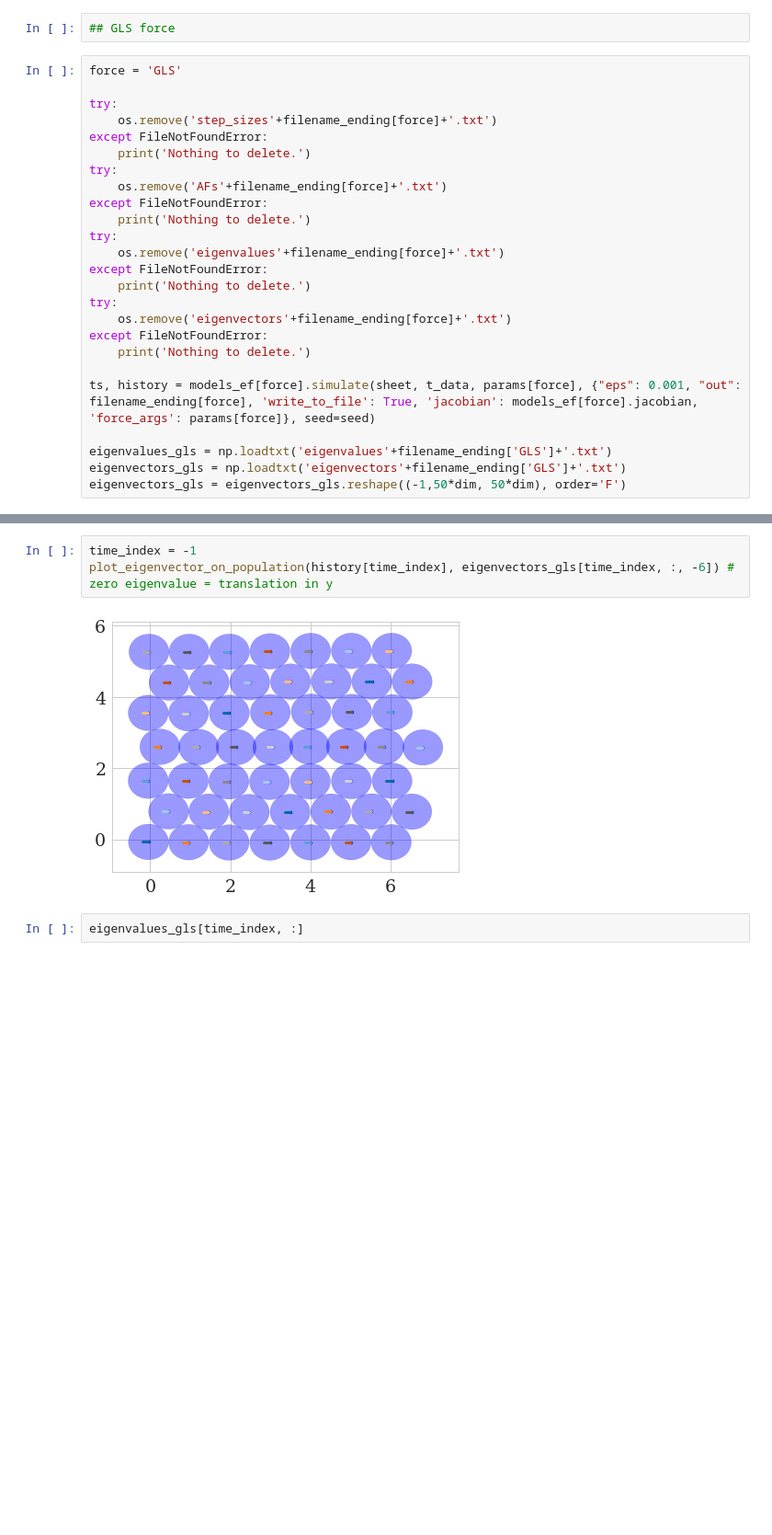
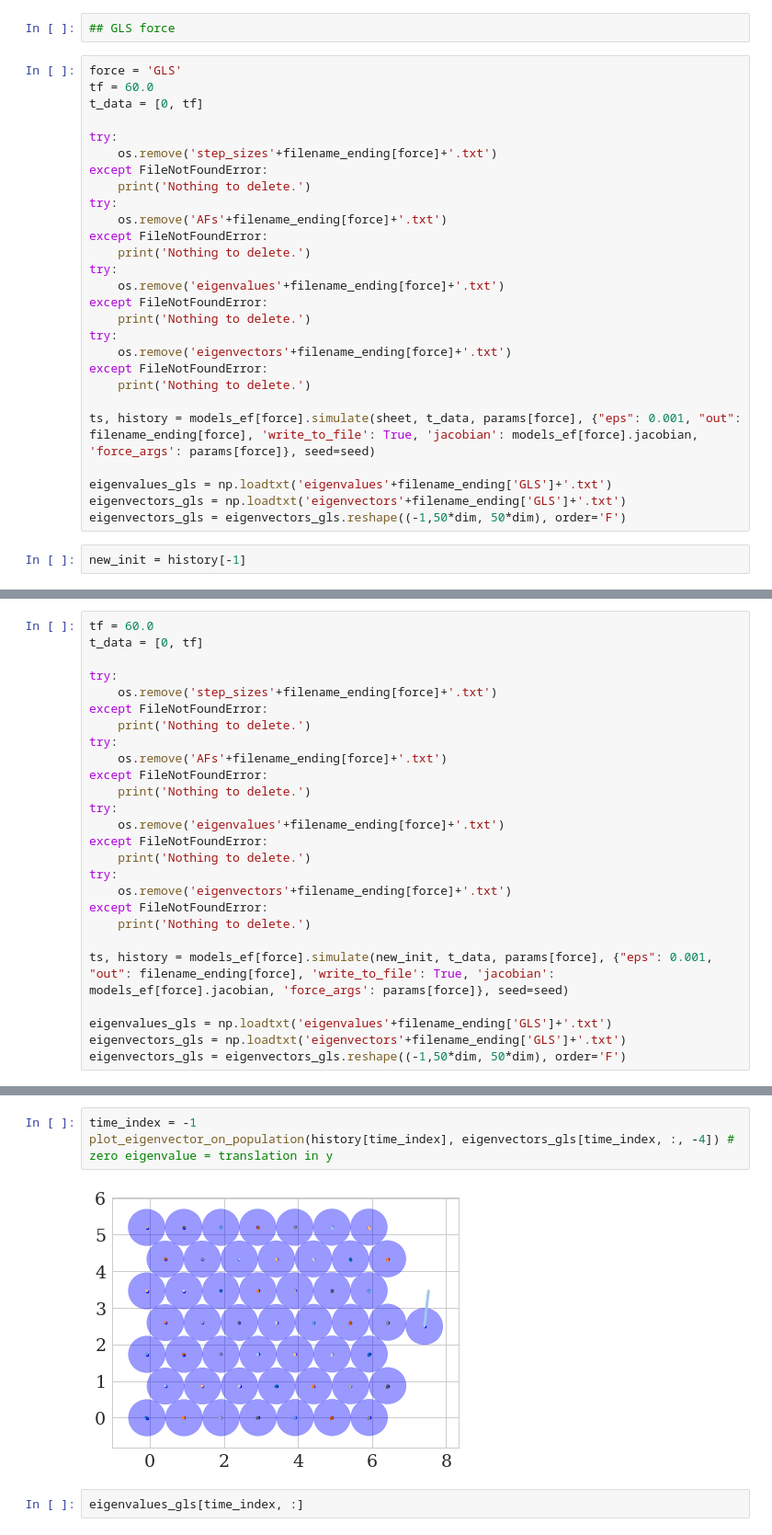
Before and after one commit to somathias/cbmos, a Jupyter notebook: exp-draft_global_adaptivity_locally_compressed_monolayer.ipynb, the cells around one changed output, grey strips where cells are left out. Shown: that part at 92% size. Cells and saved outputs as stored; diff of their text form; blank space fills up the shorter version.

Commit message:
Have an in-depth look into the eigenvalues

```diff
--- a/exp-draft_global_adaptivity_locally_compressed_monolayer.ipynb
+++ b/exp-draft_global_adaptivity_locally_compressed_monolayer.ipynb
@@ -538,6 +633,8 @@ plot_eigenvector_on_population(history[time_index], eigenvectors_pwq[time_index,
 ## GLS force
 # %%
 force = 'GLS'
+tf = 60.0
+t_data = [0, tf]
 
 try:
     os.remove('step_sizes'+filename_ending[force]+'.txt')
@@ -561,3 +658,5 @@ ts, history = models_ef[force].simulate(sheet, t_data, params[force], {"eps": 0.
 eigenvalues_gls = np.loadtxt('eigenvalues'+filename_ending['GLS']+'.txt')
 eigenvectors_gls = np.loadtxt('eigenvectors'+filename_ending['GLS']+'.txt')
 eigenvectors_gls = eigenvectors_gls.reshape((-1,50*dim, 50*dim), order='F')
+# %%
+new_init = history[-1]
@@ -563,0 +667,26 @@ eigenvectors_gls = eigenvectors_gls.reshape((-1,50*dim, 50*dim), order='F')
+# %%
+tf = 60.0
+t_data = [0, tf]
+
+try:
+    os.remove('step_sizes'+filename_ending[force]+'.txt')
+except FileNotFoundError:
+    print('Nothing to delete.')
+try:
+    os.remove('AFs'+filename_ending[force]+'.txt')
+except FileNotFoundError:
+    print('Nothing to delete.')
+try:
+    os.remove('eigenvalues'+filename_ending[force]+'.txt')
+except FileNotFoundError:
+    print('Nothing to delete.')
+try:
+    os.remove('eigenvectors'+filename_ending[force]+'.txt')
+except FileNotFoundError:
+    print('Nothing to delete.')
+
+ts, history = models_ef[force].simulate(new_init, t_data, params[force], {"eps": 0.001, "out": filename_ending[force], 'write_to_file': True, 'jacobian': models_ef[force].jacobian, 'force_args': params[force]}, seed=seed)
+
+eigenvalues_gls = np.loadtxt('eigenvalues'+filename_ending['GLS']+'.txt')
+eigenvectors_gls = np.loadtxt('eigenvectors'+filename_ending['GLS']+'.txt')
+eigenvectors_gls = eigenvectors_gls.reshape((-1,50*dim, 50*dim), order='F')
@@ -576,8 +753,8 @@ array([2, 2, 2, 2, 2, 2, 2, 2, 2, 2, 2, 2, 2, 2, 2, 3, 4, 4, 4, 4, 4, 4,
 # %%
 time_index = -1
-plot_eigenvector_on_population(history[time_index], eigenvectors_gls[time_index, :, -6]) # zero eigenvalue = translation in y
+plot_eigenvector_on_population(history[time_index], eigenvectors_gls[time_index, :, -4]) # zero eigenvalue = translation in y
 # %% [output]
-[figure, old version]
+[figure, new version]
 # %%
 eigenvalues_gls[time_index, :]
 # %% [output]
```
Also changed, not shown: parts of 24 cells of this notebook.
